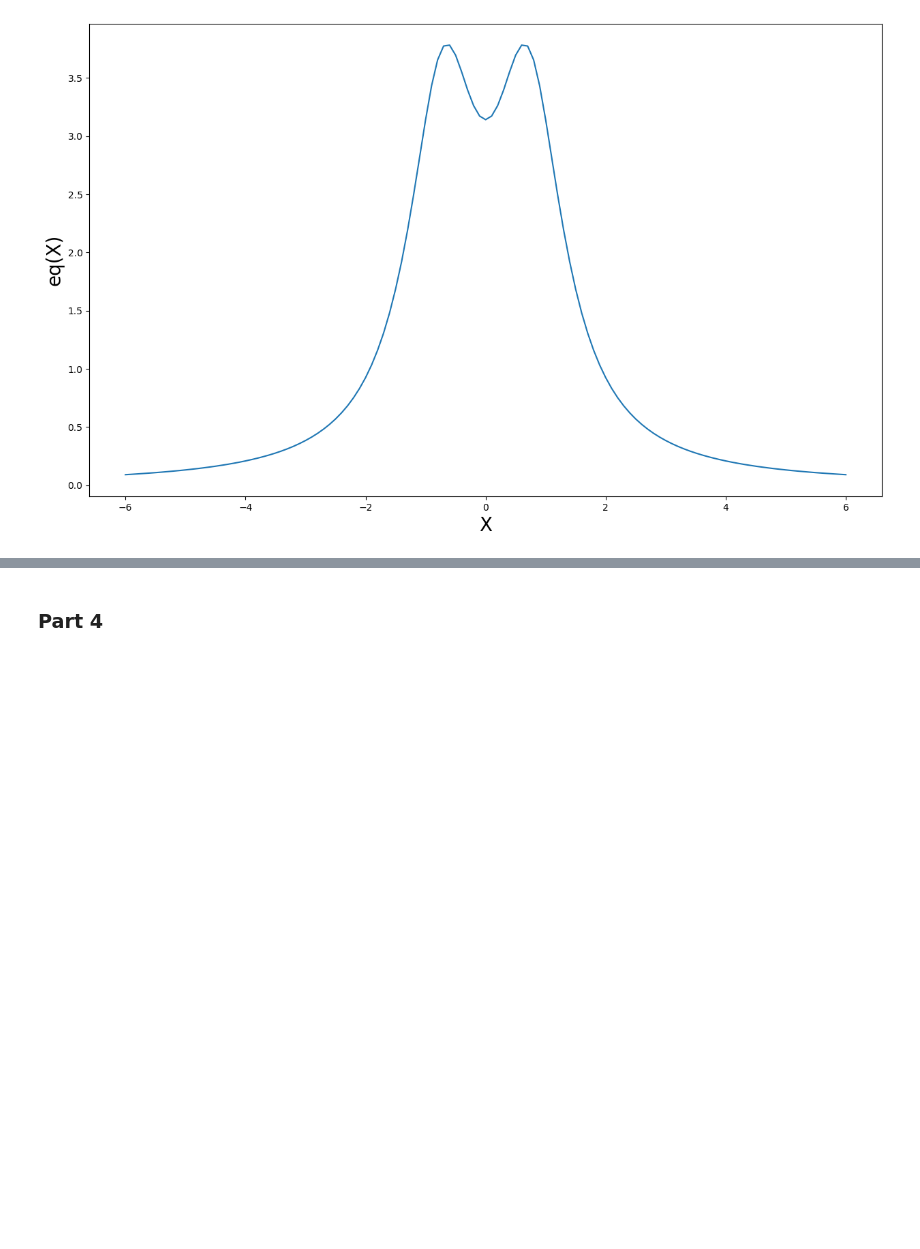
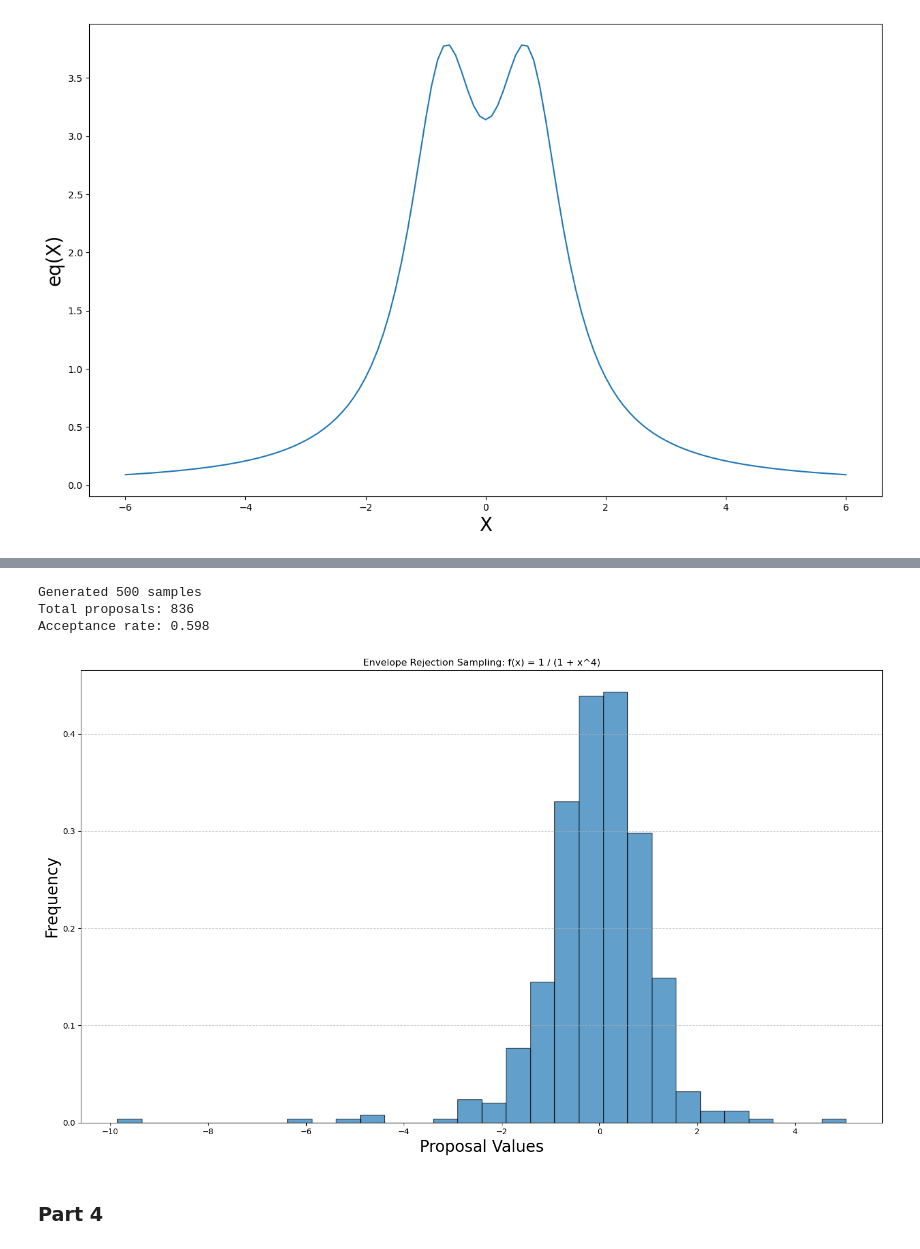
Before and after one commit to Ali-Raisolsadat/Ali-Raisolsadat.github.io, a Jupyter notebook: stat4110-code/chapter1/slide_code/lecture1_lecture_code_python.ipynb, the cells around one changed output, grey strips where cells are left out. Saved outputs shown, nothing was run; the diff lists cells and outputs as text; code cells hidden in the pictures; blank space fills up the shorter version.

```diff
--- a/stat4110-code/chapter1/slide_code/lecture1_lecture_code_python.ipynb
+++ b/stat4110-code/chapter1/slide_code/lecture1_lecture_code_python.ipynb
@@ -163,3 +165,50 @@ plt.show()
+# %%
+# target (unnormalized) density
+def f(x):
+    return 1.0 / (1.0 + x**4)
+
+# proposal density (Cauchy)
+def g(x):
+    return 1.0 / (np.pi * (1.0 + x**2))
+
+c = 3.8
+n_samples = 500
+samples = []
+trials = 0
+
+while len(samples) < n_samples:
+    # sample from proposal (Cauchy)
+    y = np.random.standard_cauchy()
+
+    # sample uniform
+    u = np.random.uniform()
+
+    # acceptance rule
+    if u <= f(y) / (c * g(y)):
+        samples.append(y)
+
+    trials += 1
+
+samples = np.array(samples)
+
+print(f"Generated {n_samples} samples")
+print(f"Total proposals: {trials}")
+print(f"Acceptance rate: {n_samples / trials:.3f}")
+
+# plot
+plt.figure(figsize=(15, 9))
+plt.hist(samples, bins=30, density=True, alpha=0.7, edgecolor="black")
+plt.title("Envelope Rejection Sampling: f(x) = 1 / (1 + x^4)")
+plt.xlabel("Proposal Values", fontsize=20)
+plt.ylabel("Frequency", fontsize=20)
+plt.grid(axis="y", linestyle="--", alpha=0.6)
+plt.tight_layout()
+plt.show()
+# %% [output]
+Generated 500 samples
+Total proposals: 836
+Acceptance rate: 0.598
+[figure, added]
 # %% [markdown]
 ### Part 4
 # %%
```
Also changed, not shown: parts of 9 cells of this notebook, 3 other files.
